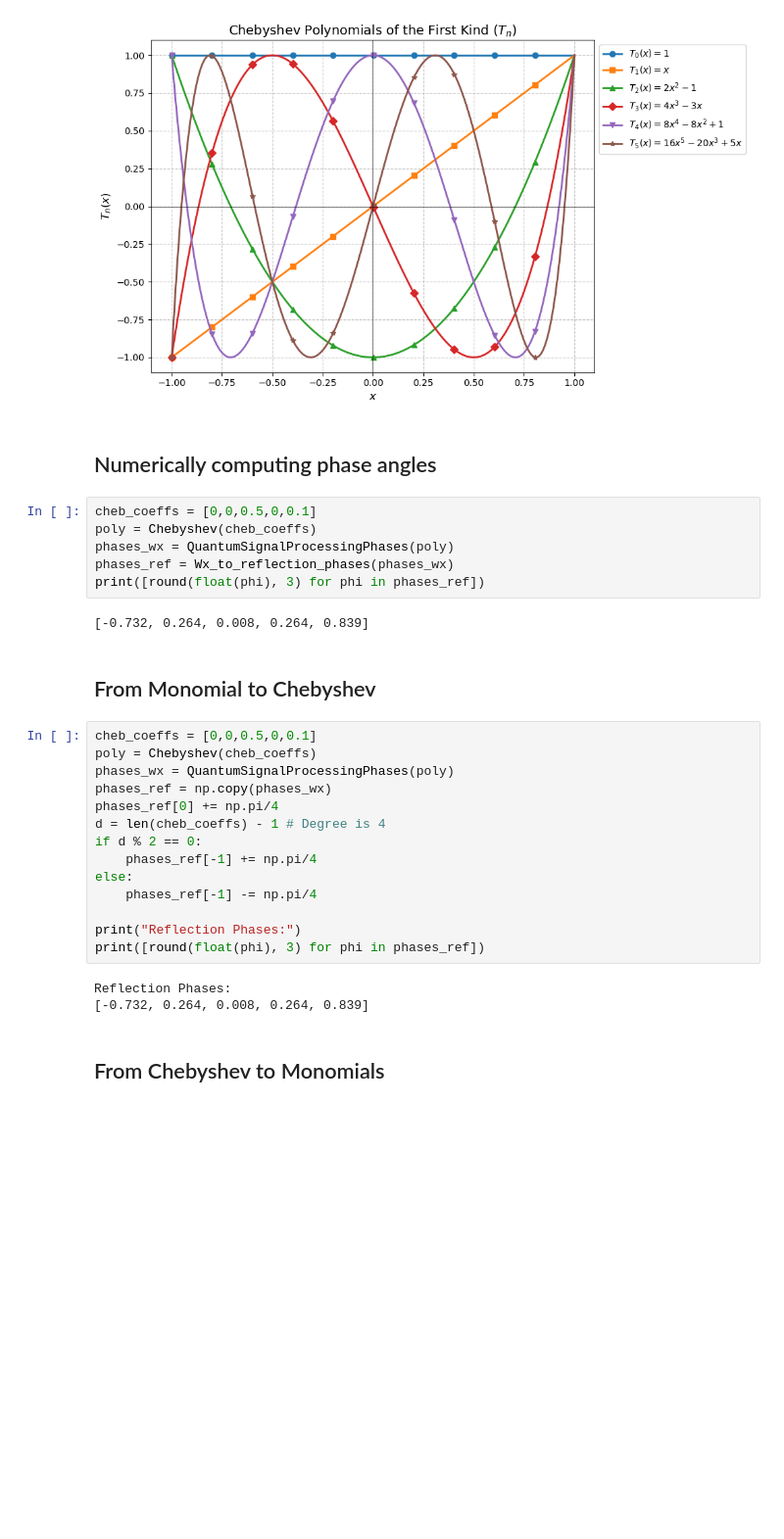
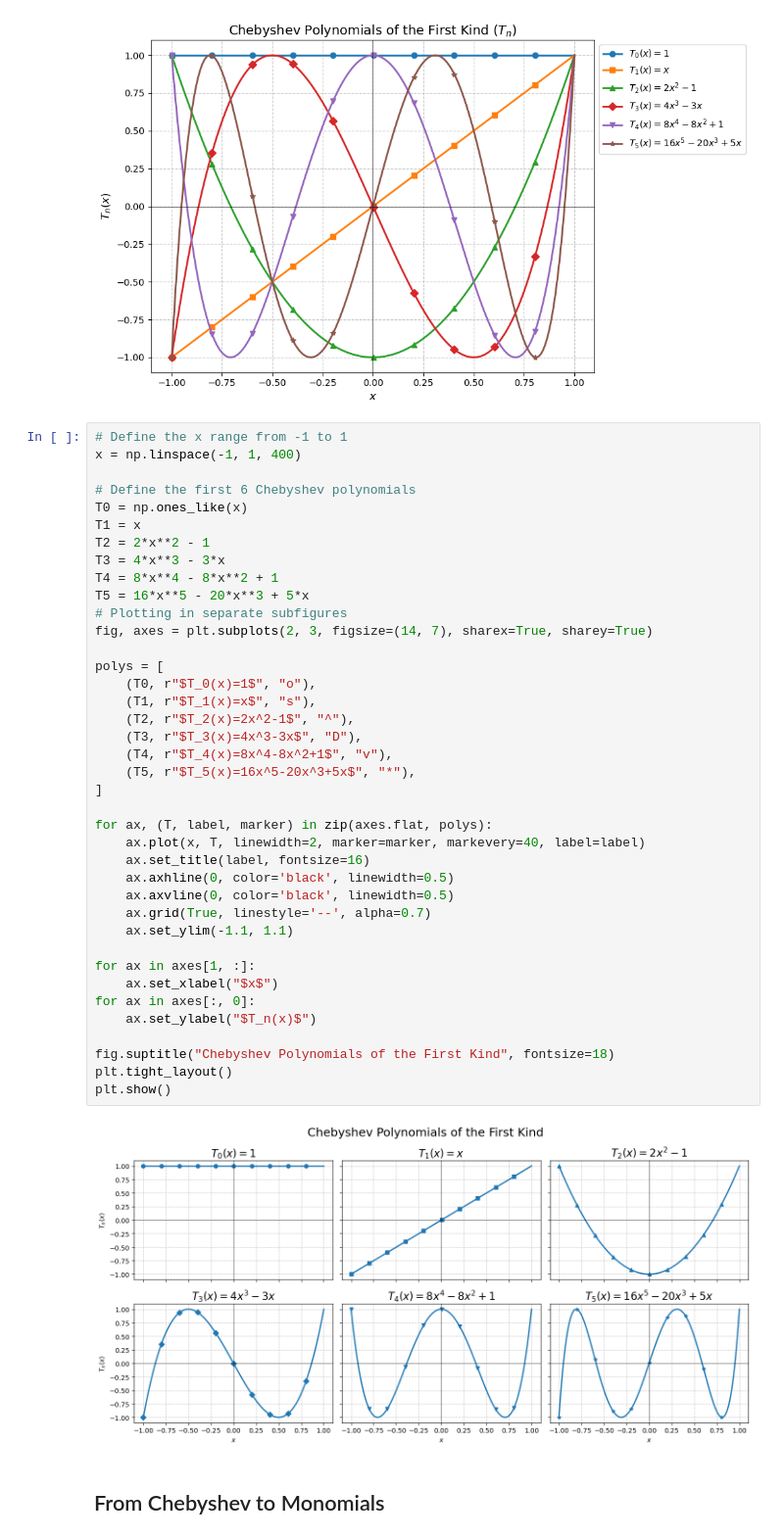
Before and after one commit to UW-ERSL/AppliedQC, a Jupyter notebook: Chapter18_QSVT_notebook.ipynb, the cells around one changed output. Shown at 98% size. Drawn from its saved outputs; the diff is of its cells as text; blank space fills up the shorter version.

```diff
--- a/Chapter18_QSVT_notebook.ipynb
+++ b/Chapter18_QSVT_notebook.ipynb
@@ -57,35 +57,47 @@ plt.tight_layout()
 plt.show()
 # %% [output]
 [figure]
-# %% [markdown]
-## Numerically computing phase angles
-# %%
-cheb_coeffs = [0,0,0.5,0,0.1]
-poly = Chebyshev(cheb_coeffs)
-phases_wx = QuantumSignalProcessingPhases(poly)
-phases_ref = Wx_to_reflection_phases(phases_wx)
-print([round(float(phi), 3) for phi in phases_ref])
-# %% [output]
-[-0.732, 0.264, 0.008, 0.264, 0.839]
-# %% [markdown]
-## From Monomial to Chebyshev
-# %%
-cheb_coeffs = [0,0,0.5,0,0.1]
-poly = Chebyshev(cheb_coeffs)
-phases_wx = QuantumSignalProcessingPhases(poly)
-phases_ref = np.copy(phases_wx)
-phases_ref[0] += np.pi/4
-d = len(cheb_coeffs) - 1 # Degree is 4
-if d % 2 == 0:
-    phases_ref[-1] += np.pi/4
-else:
-    phases_ref[-1] -= np.pi/4
-
-print("Reflection Phases:")
-print([round(float(phi), 3) for phi in phases_ref])
-# %% [output]
-Reflection Phases:
-[-0.732, 0.264, 0.008, 0.264, 0.839]
+# %%
+# Define the x range from -1 to 1
+x = np.linspace(-1, 1, 400)
+
+# Define the first 6 Chebyshev polynomials
+T0 = np.ones_like(x)
+T1 = x
+T2 = 2*x**2 - 1
+T3 = 4*x**3 - 3*x
+T4 = 8*x**4 - 8*x**2 + 1
+T5 = 16*x**5 - 20*x**3 + 5*x
+# Plotting in separate subfigures
+fig, axes = plt.subplots(2, 3, figsize=(14, 7), sharex=True, sharey=True)
+
+polys = [
+    (T0, r"$T_0(x)=1$", "o"),
+    (T1, r"$T_1(x)=x$", "s"),
+    (T2, r"$T_2(x)=2x^2-1$", "^"),
+    (T3, r"$T_3(x)=4x^3-3x$", "D"),
+    (T4, r"$T_4(x)=8x^4-8x^2+1$", "v"),
+    (T5, r"$T_5(x)=16x^5-20x^3+5x$", "*"),
+]
+
+for ax, (T, label, marker) in zip(axes.flat, polys):
+    ax.plot(x, T, linewidth=2, marker=marker, markevery=40, label=label)
+    ax.set_title(label, fontsize=16)
+    ax.axhline(0, color='black', linewidth=0.5)
+    ax.axvline(0, color='black', linewidth=0.5)
+    ax.grid(True, linestyle='--', alpha=0.7)
+    ax.set_ylim(-1.1, 1.1)
+
+for ax in axes[1, :]:
+    ax.set_xlabel("$x$")
+for ax in axes[:, 0]:
+    ax.set_ylabel("$T_n(x)$")
+
+fig.suptitle("Chebyshev Polynomials of the First Kind", fontsize=18)
+plt.tight_layout()
+plt.show()
+# %% [output]
+[figure, added]
 # %% [markdown]
 ## From Chebyshev to Monomials
 # %%
```
Also changed, not shown: parts of 8 cells of this notebook, 5 other files.
